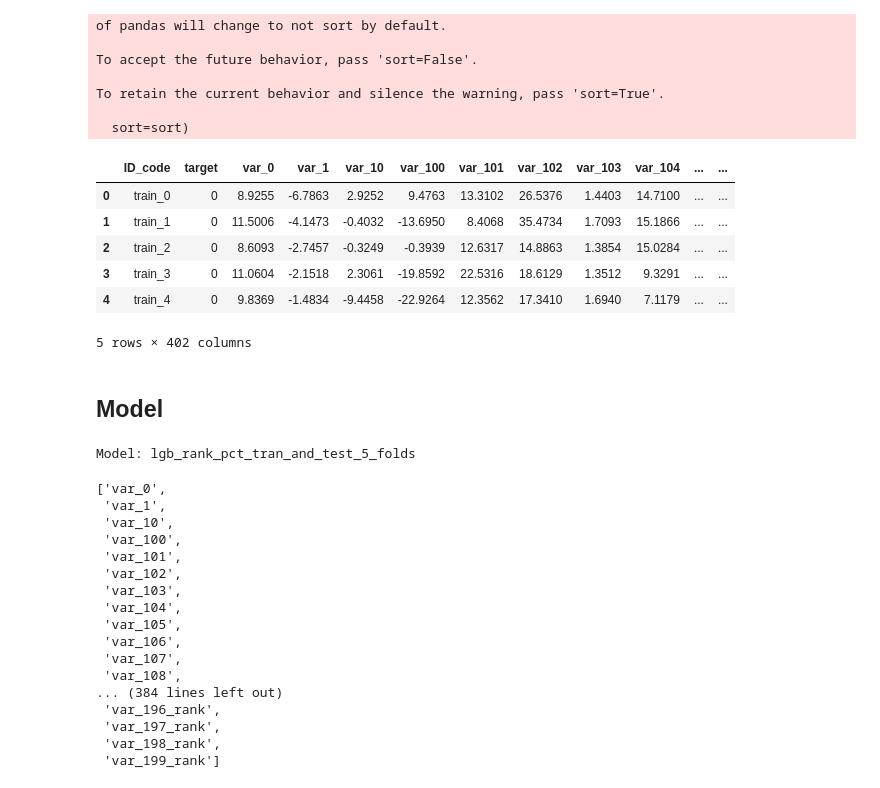
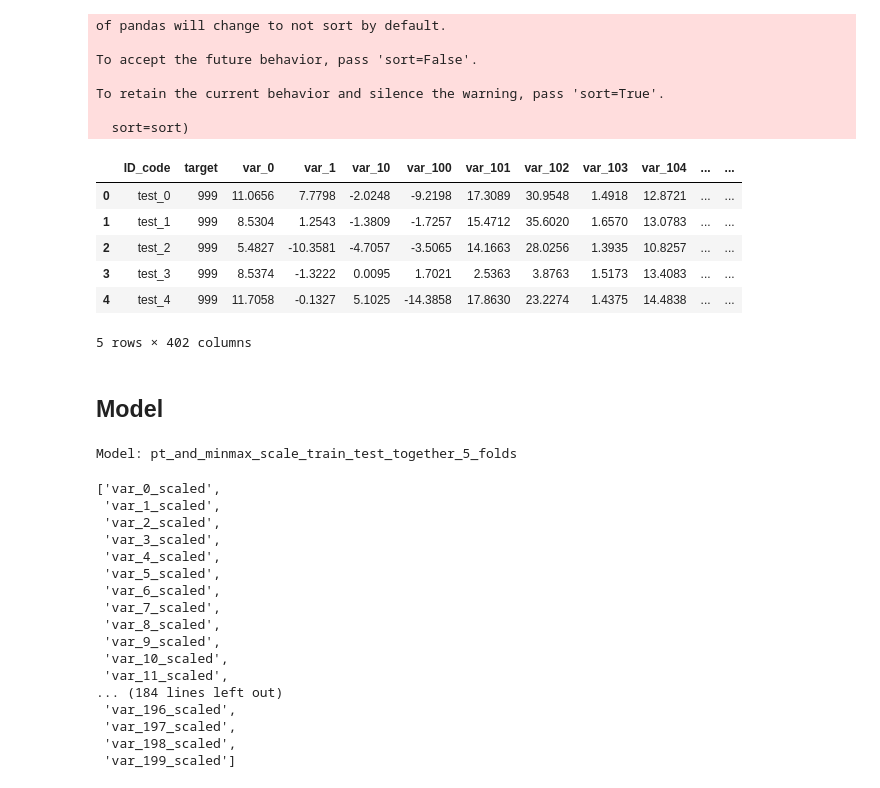
Before and after one commit to qiletan/santander-customer-transaction-prediction, a Jupyter notebook: notebooks/05_lgb_FE_train_test.ipynb, the cells around one changed output. Saved outputs shown, nothing was run; the diff lists cells and outputs as text; code cells hidden in the pictures.

```diff
--- a/notebooks/05_lgb_FE_train_test.ipynb
+++ b/notebooks/05_lgb_FE_train_test.ipynb
@@ -74,14 +88,14 @@ To retain the current behavior and silence the warning, pass 'sort=True'.
 
   sort=sort)
 # %%
-all_df.head()
+test_df.head()
 # %% [output]
 |  | ID_code | target | var_0 | var_1 | var_10 | var_100 | var_101 | var_102 | var_103 | var_104 | ... | ... |
-| 0 | train_0 | 0 | 8.9255 | -6.7863 | 2.9252 | 9.4763 | 13.3102 | 26.5376 | 1.4403 | 14.7100 | ... | ... |
-| 1 | train_1 | 0 | 11.5006 | -4.1473 | -0.4032 | -13.6950 | 8.4068 | 35.4734 | 1.7093 | 15.1866 | ... | ... |
-| 2 | train_2 | 0 | 8.6093 | -2.7457 | -0.3249 | -0.3939 | 12.6317 | 14.8863 | 1.3854 | 15.0284 | ... | ... |
-| 3 | train_3 | 0 | 11.0604 | -2.1518 | 2.3061 | -19.8592 | 22.5316 | 18.6129 | 1.3512 | 9.3291 | ... | ... |
-| 4 | train_4 | 0 | 9.8369 | -1.4834 | -9.4458 | -22.9264 | 12.3562 | 17.3410 | 1.6940 | 7.1179 | ... | ... |
+| 0 | test_0 | 999 | 11.0656 | 7.7798 | -2.0248 | -9.2198 | 17.3089 | 30.9548 | 1.4918 | 12.8721 | ... | ... |
+| 1 | test_1 | 999 | 8.5304 | 1.2543 | -1.3809 | -1.7257 | 15.4712 | 35.6020 | 1.6570 | 13.0783 | ... | ... |
+| 2 | test_2 | 999 | 5.4827 | -10.3581 | -4.7057 | -3.5065 | 14.1663 | 28.0256 | 1.3935 | 10.8257 | ... | ... |
+| 3 | test_3 | 999 | 8.5374 | -1.3222 | 0.0095 | 1.7021 | 2.5363 | 3.8763 | 1.5173 | 13.4083 | ... | ... |
+| 4 | test_4 | 999 | 11.7058 | -0.1327 | 5.1025 | -14.3858 | 17.8630 | 23.2274 | 1.4375 | 14.4838 | ... | ... |
 5 rows × 402 columns
 # %% [markdown]
 ## Model
@@ -92,34 +106,37 @@ from sklearn.metrics import roc_auc_score
 
 n_folds = 5
 random_seed = 26
-model = 'lgb_rank_pct_tran_and_test'
+model = 'pt_and_minmax_scale_train_test_together'
 
 
 model_name = "{0}_{1}_folds".format(model, n_folds)
 print("Model: {}".format(model_name))
 # %% [output]
-Model: lgb_rank_pct_tran_and_test_5_folds
+Model: pt_and_minmax_scale_train_test_together_5_folds
 # %%
 #feats = train_df.iloc[:,2:].columns.tolist();feats
-feats = [c for c in all_df.columns if c not in ['ID_code', 'target']];feats
+
+exclusion = ['ID_code', 'target'] + var_list
+feats = [c for c in all_df.columns if c not in exclusion]
+feats
 # %% [output]
-['var_0',
- 'var_1',
- 'var_10',
- 'var_100',
- 'var_101',
- 'var_102',
- 'var_103',
- 'var_104',
- 'var_105',
- 'var_106',
- 'var_107',
- 'var_108',
-... (384 lines left out)
- 'var_196_rank',
- 'var_197_rank',
- 'var_198_rank',
- 'var_199_rank']
+['var_0_scaled',
+ 'var_1_scaled',
+ 'var_2_scaled',
+ 'var_3_scaled',
+ 'var_4_scaled',
+ 'var_5_scaled',
+ 'var_6_scaled',
+ 'var_7_scaled',
+ 'var_8_scaled',
+ 'var_9_scaled',
+ 'var_10_scaled',
+ 'var_11_scaled',
+... (184 lines left out)
+ 'var_196_scaled',
+ 'var_197_scaled',
+ 'var_198_scaled',
+ 'var_199_scaled']
 # %%
 clfs = []
 folds = StratifiedKFold(n_splits=n_folds, shuffle=True, random_state=random_seed)
```
Also changed, not shown: parts of 4 cells of this notebook, 28 other files.
